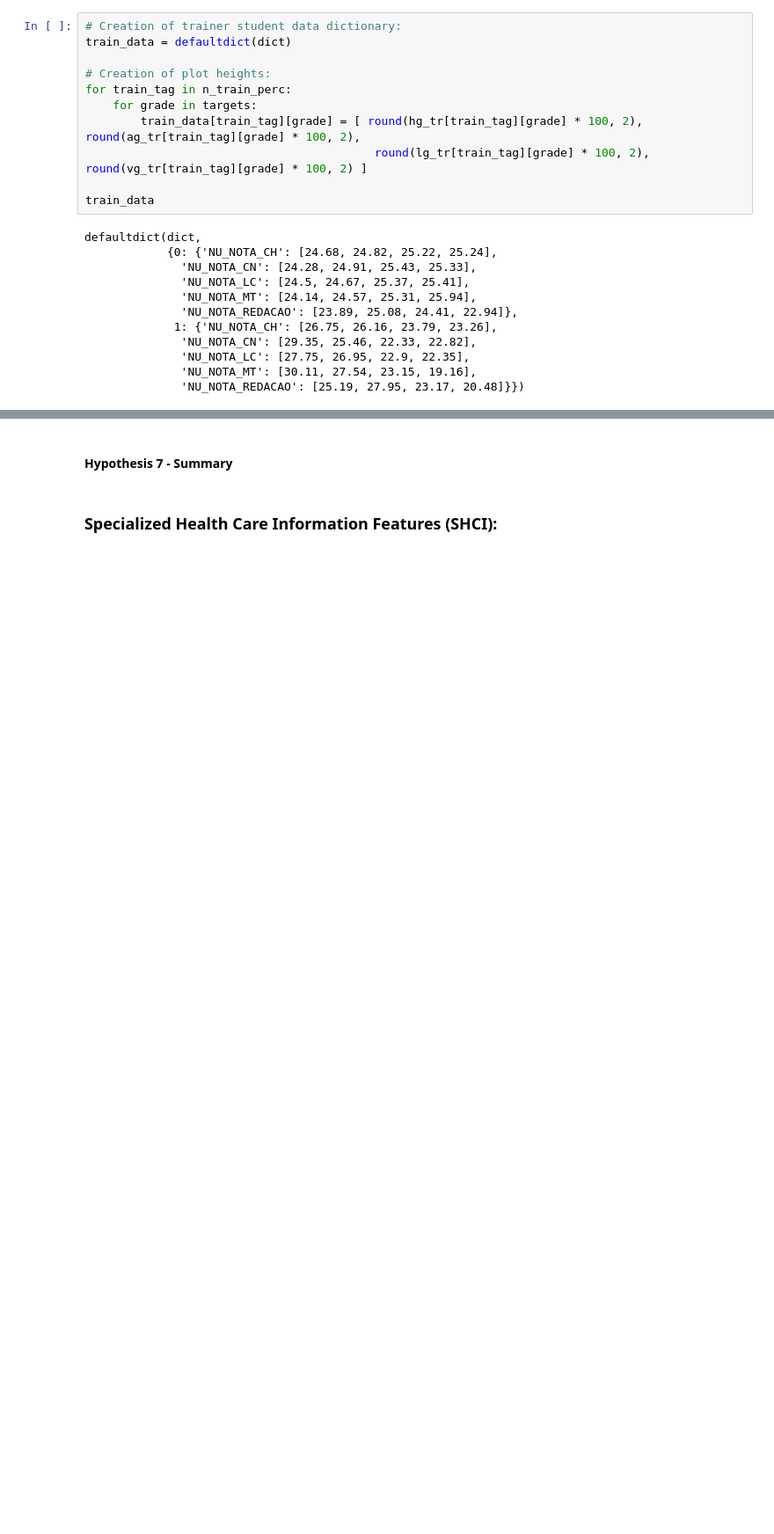
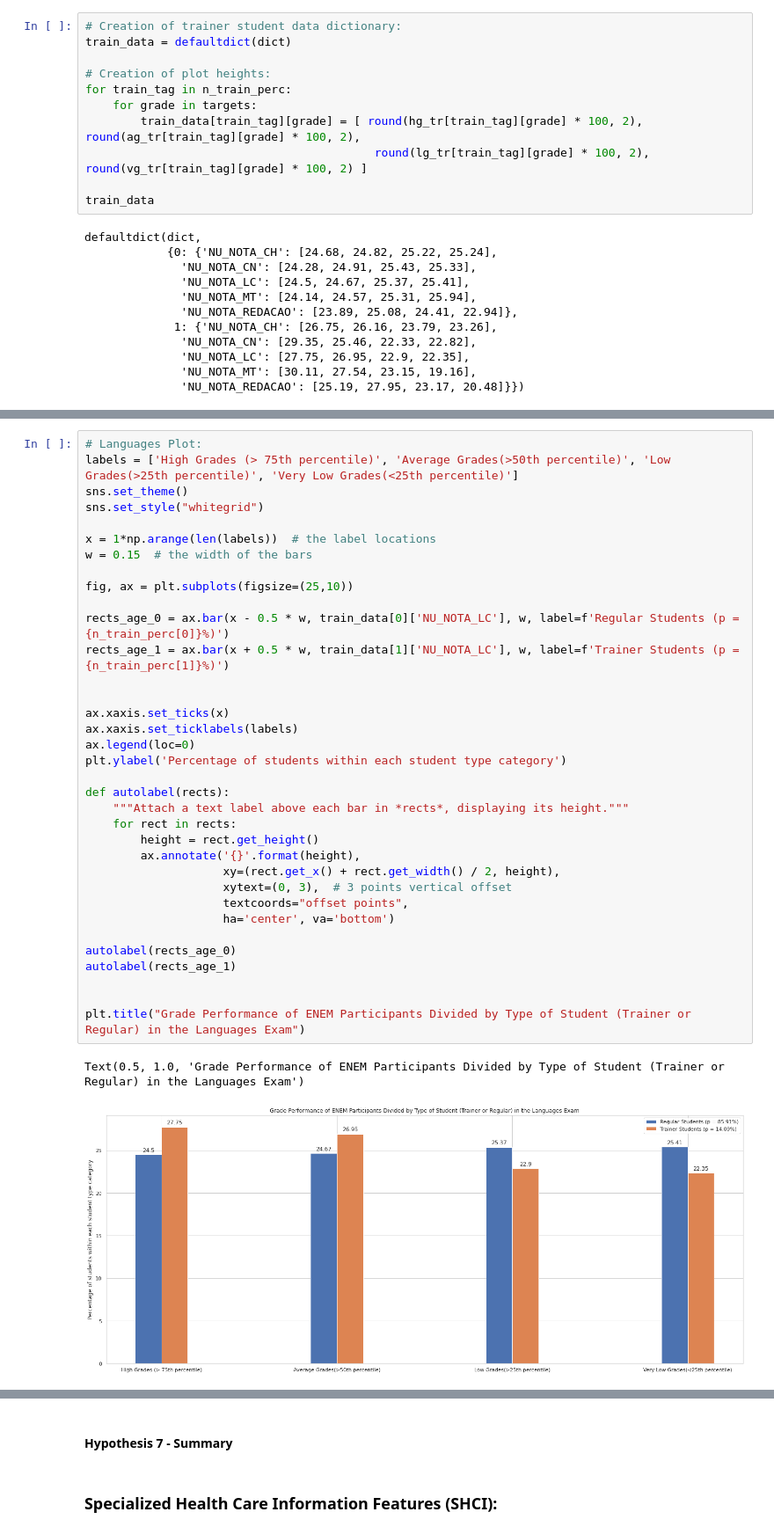
Before and after one commit to higorpr/ENEM_Exploration_Analysis, a Jupyter notebook: ENEM_Exploratory_Analysis.ipynb, the cells around one changed output, grey strips where cells are left out. Shown at 88% size. Drawn from its saved outputs; the diff is of its cells as text; blank space fills up the shorter version.

```diff
--- a/ENEM_Exploratory_Analysis.ipynb
+++ b/ENEM_Exploratory_Analysis.ipynb
@@ -2737,0 +2776,38 @@ defaultdict(dict,
+# %%
+# Languages Plot:
+labels = ['High Grades (> 75th percentile)', 'Average Grades(>50th percentile)', 'Low Grades(>25th percentile)', 'Very Low Grades(<25th percentile)']
+sns.set_theme()
+sns.set_style("whitegrid")
+
+x = 1*np.arange(len(labels))  # the label locations
+w = 0.15  # the width of the bars
+
+fig, ax = plt.subplots(figsize=(25,10))
+
+rects_age_0 = ax.bar(x - 0.5 * w, train_data[0]['NU_NOTA_LC'], w, label=f'Regular Students (p = {n_train_perc[0]}%)')
+rects_age_1 = ax.bar(x + 0.5 * w, train_data[1]['NU_NOTA_LC'], w, label=f'Trainer Students (p = {n_train_perc[1]}%)')
+
+
+ax.xaxis.set_ticks(x)
+ax.xaxis.set_ticklabels(labels)
+ax.legend(loc=0)
+plt.ylabel('Percentage of students within each student type category')
+
+def autolabel(rects):
+    """Attach a text label above each bar in *rects*, displaying its height."""
+    for rect in rects:
+        height = rect.get_height()
+        ax.annotate('{}'.format(height),
+                    xy=(rect.get_x() + rect.get_width() / 2, height),
+                    xytext=(0, 3),  # 3 points vertical offset
+                    textcoords="offset points",
+                    ha='center', va='bottom')
+
+autolabel(rects_age_0)
+autolabel(rects_age_1)
+
+
+plt.title("Grade Performance of ENEM Participants Divided by Type of Student (Trainer or Regular) in the Languages Exam")
+# %% [output]
+Text(0.5, 1.0, 'Grade Performance of ENEM Participants Divided by Type of Student (Trainer or Regular) in the Languages Exam')
+[figure, added]
```
Also changed, not shown: parts of 4 cells of this notebook.
